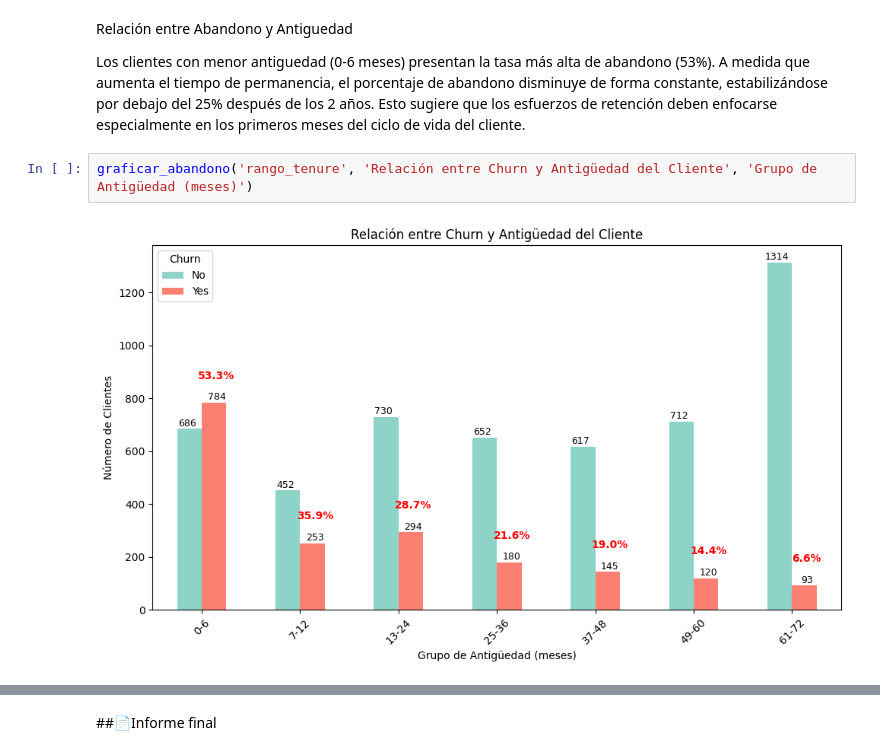
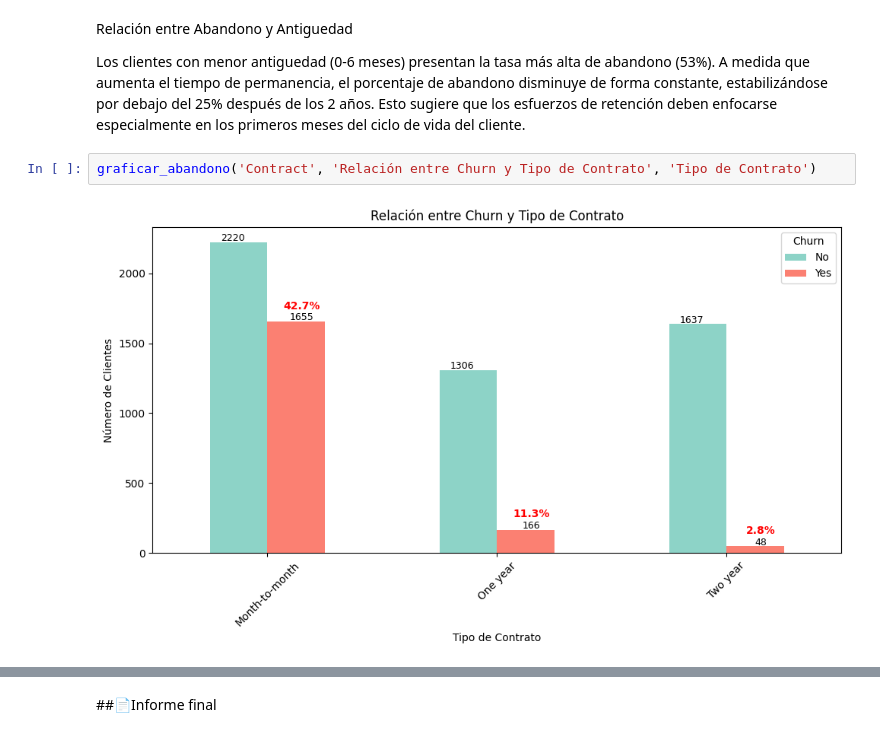
Before and after one commit to JonathanPuertaG/Challenge2-TelecomX, a Jupyter notebook: Challenge_Telecom_X.ipynb, the cells around one changed output, grey strips where cells are left out. Drawn from its saved outputs; the diff is of its cells as text.

```diff
--- a/Challenge_Telecom_X.ipynb
+++ b/Challenge_Telecom_X.ipynb
@@ -355,6 +355,6 @@ Relación entre Abandono y Antiguedad
 
 Los clientes con menor antiguedad (0-6 meses) presentan la tasa más alta de abandono (53%). A medida que aumenta el tiempo de permanencia, el porcentaje de abandono disminuye de forma constante, estabilizándose por debajo del 25% después de los 2 años. Esto sugiere que los esfuerzos de retención deben enfocarse especialmente en los primeros meses del ciclo de vida del cliente.
 # %%
-graficar_abandono('rango_tenure', 'Relación entre Churn y Antigüedad del Cliente', 'Grupo de Antigüedad (meses)')
+graficar_abandono('Contract', 'Relación entre Churn y Tipo de Contrato', 'Tipo de Contrato')
 # %% [output]
-[figure, old version]
+[figure, new version]
```
Also changed, not shown: parts of 1 cell of this notebook.
